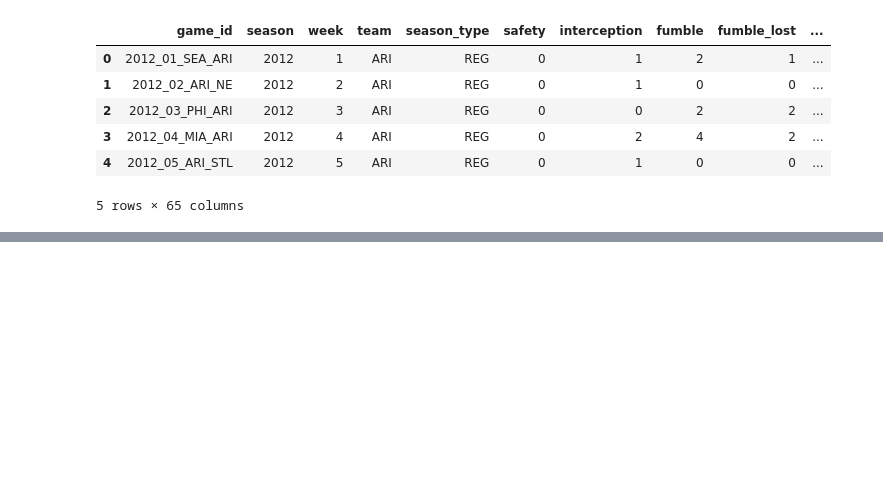
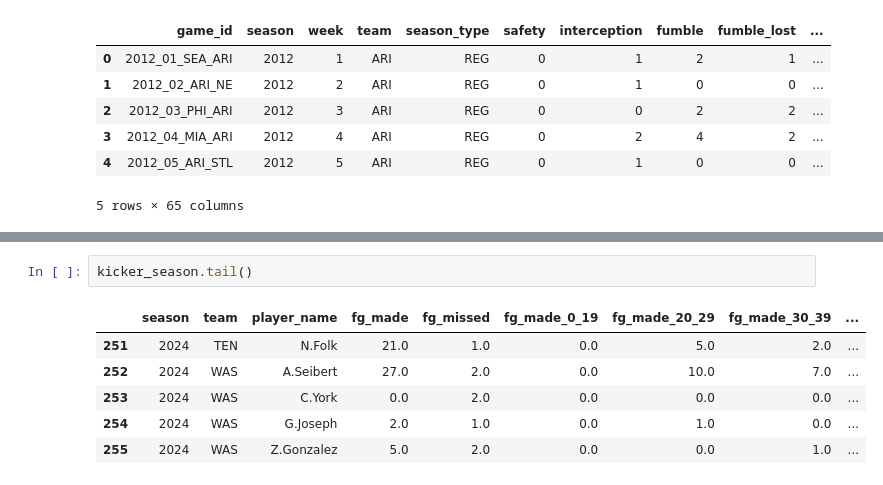
Before and after one commit to jsween/FFBDraft, a Jupyter notebook: DataProcessing.ipynb, the cells around one changed output, grey strips where cells are left out. Drawn from its saved outputs; the diff is of its cells as text; blank space fills up the shorter version.

```diff
--- a/DataProcessing.ipynb
+++ b/DataProcessing.ipynb
@@ -139,0 +210,9 @@ wkly_def_df.head()
+# %%
+kicker_season.tail()
+# %% [output]
+|  | season | team | player_name | fg_made | fg_missed | fg_made_0_19 | fg_made_20_29 | fg_made_30_39 | ... |
+| 251 | 2024 | TEN | N.Folk | 21.0 | 1.0 | 0.0 | 5.0 | 2.0 | ... |
+| 252 | 2024 | WAS | A.Seibert | 27.0 | 2.0 | 0.0 | 10.0 | 7.0 | ... |
+| 253 | 2024 | WAS | C.York | 0.0 | 2.0 | 0.0 | 0.0 | 0.0 | ... |
+| 254 | 2024 | WAS | G.Joseph | 2.0 | 1.0 | 0.0 | 1.0 | 0.0 | ... |
+| 255 | 2024 | WAS | Z.Gonzalez | 5.0 | 2.0 | 0.0 | 0.0 | 1.0 | ... |
```
Also changed, not shown: parts of 12 cells of this notebook.
